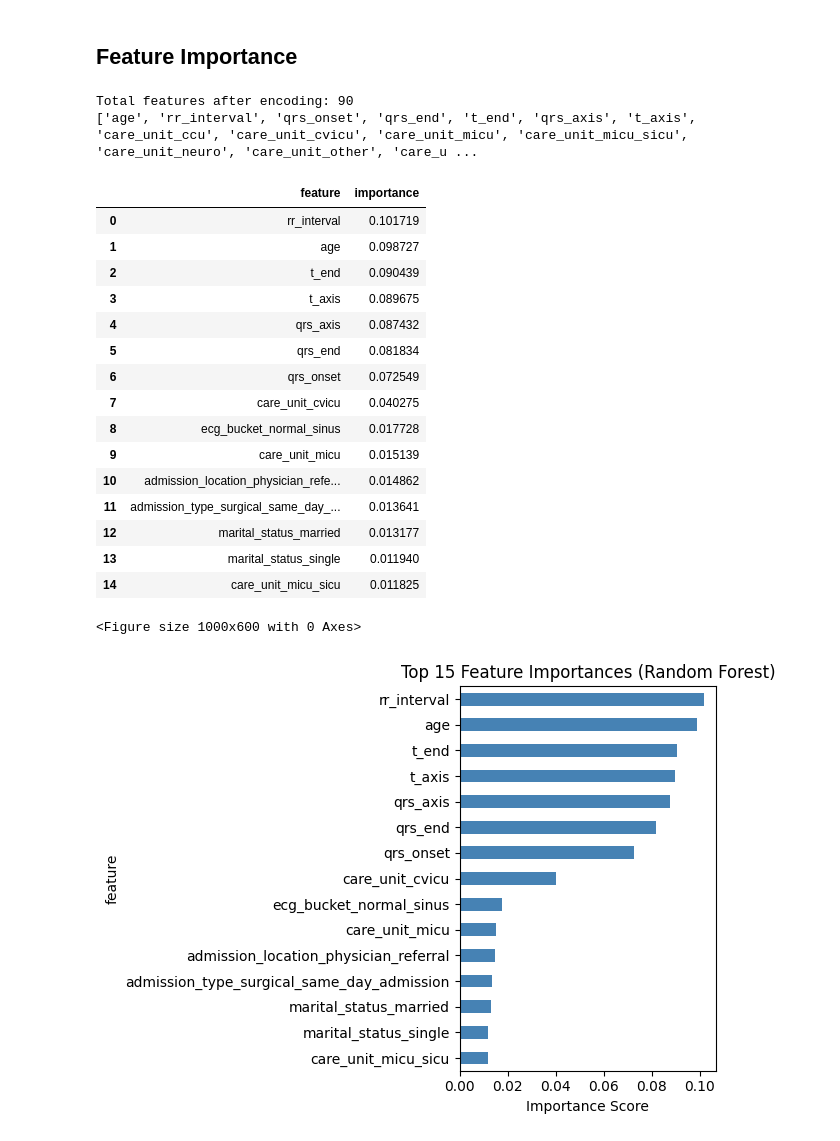
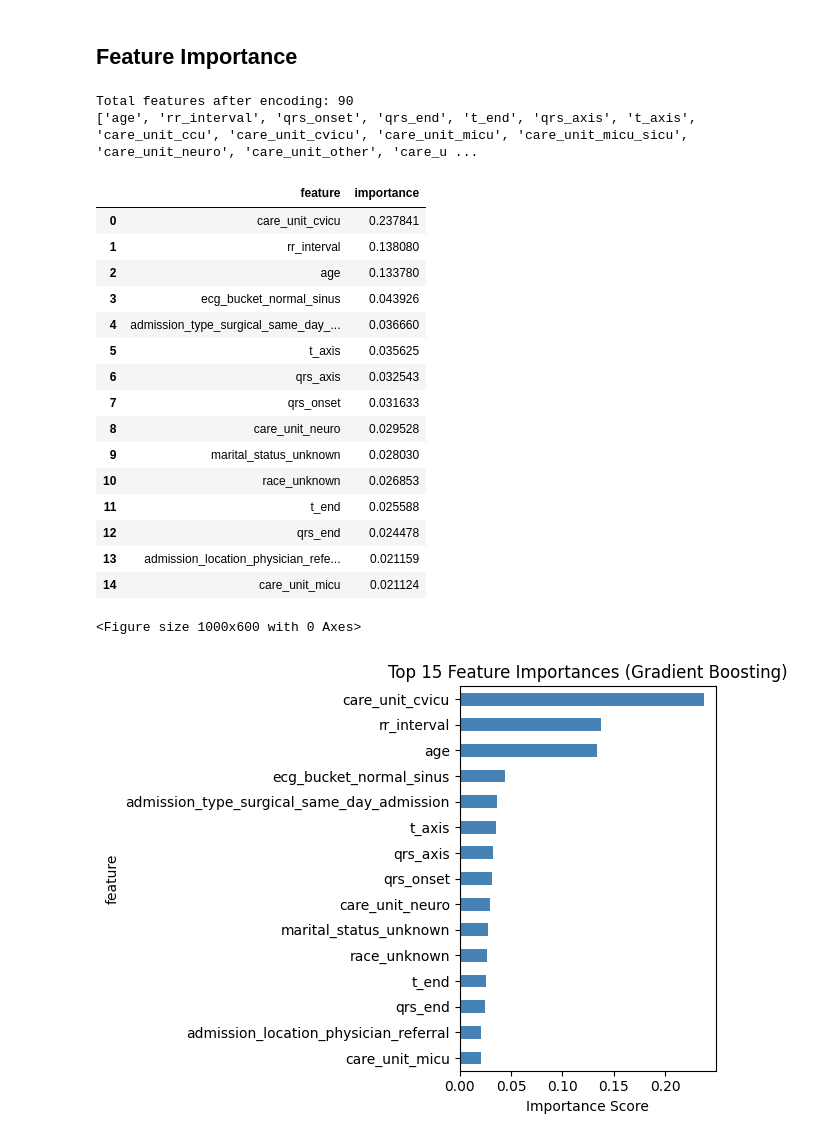
Before and after one commit to UCSF-DataSci/final-project-jack-neary, a Jupyter notebook: modeling.ipynb, the cells around one changed output. Saved outputs shown, nothing was run; the diff lists cells and outputs as text; code cells hidden in the pictures.

Commit message:
Get feature importance from gradient boosting

```diff
--- a/modeling.ipynb
+++ b/modeling.ipynb
@@ -224,7 +224,7 @@ plt.show()
 # %% [markdown]
 ## Feature Importance
 # %%
-# Feature Importance Analysis for Random Forest
+# Feature Importance Analysis for Gradient Boosting
 # Get feature names after one-hot encoding
 cat_feature_names = (
     preprocessor
@@ -235,54 +235,54 @@ cat_feature_names = (
 )
 
 all_feature_names = numeric_cols + cat_feature_names
 print(f"Total features after encoding: {len(all_feature_names)}")
 print(all_feature_names)
 
-# Use the already fitted Random Forest pipeline
-rf_pipe = models_fitted['Random Forest']  # from previous step
-rf_model = rf_pipe.named_steps['model']
+# Use the already fitted Gradient Boosting pipeline
+gb_pipe = models_fitted['Gradient Boosting']  # from previous step
+gb_model = gb_pipe.named_steps['model']
 
 # Build importance dataframe
 importance_df = pd.DataFrame({
     'feature': all_feature_names,
-    'importance': rf_model.feature_importances_
+    'importance': gb_model.feature_importances_
 }).sort_values('importance', ascending=False).reset_index(drop=True)
 
 display(importance_df.head(15))
 
 # Plot top 15 features
 plt.figure(figsize=(10, 6))
 importance_df.head(15).plot(
     kind='barh', x='feature', y='importance',
     legend=False, color='steelblue'
 )
 plt.gca().invert_yaxis()
-plt.title('Top 15 Feature Importances (Random Forest)')
+plt.title('Top 15 Feature Importances (Gradient Boosting)')
 plt.xlabel('Importance Score')
 plt.tight_layout()
 plt.savefig('sanity_outputs/feature_importance.png', dpi=150)
 plt.show()
 # %% [output]
 Total features after encoding: 90
 ['age', 'rr_interval', 'qrs_onset', 'qrs_end', 't_end', 'qrs_axis', 't_axis', 'care_unit_ccu', 'care_unit_cvicu', 'care_unit_micu', 'care_unit_micu_sicu', 'care_unit_neuro', 'care_unit_other', 'care_u ...
 |  | feature | importance |
-| 0 | rr_interval | 0.101719 |
-| 1 | age | 0.098727 |
-| 2 | t_end | 0.090439 |
-| 3 | t_axis | 0.089675 |
-| 4 | qrs_axis | 0.087432 |
-| 5 | qrs_end | 0.081834 |
-| 6 | qrs_onset | 0.072549 |
-| 7 | care_unit_cvicu | 0.040275 |
-| 8 | ecg_bucket_normal_sinus | 0.017728 |
-| 9 | care_unit_micu | 0.015139 |
-| 10 | admission_location_physician_refe... | 0.014862 |
-| 11 | admission_type_surgical_same_day_... | 0.013641 |
-| 12 | marital_status_married | 0.013177 |
-| 13 | marital_status_single | 0.011940 |
-| 14 | care_unit_micu_sicu | 0.011825 |
+| 0 | care_unit_cvicu | 0.237841 |
+| 1 | rr_interval | 0.138080 |
+| 2 | age | 0.133780 |
+| 3 | ecg_bucket_normal_sinus | 0.043926 |
+| 4 | admission_type_surgical_same_day_... | 0.036660 |
+| 5 | t_axis | 0.035625 |
+| 6 | qrs_axis | 0.032543 |
+| 7 | qrs_onset | 0.031633 |
+| 8 | care_unit_neuro | 0.029528 |
+| 9 | marital_status_unknown | 0.028030 |
+| 10 | race_unknown | 0.026853 |
+| 11 | t_end | 0.025588 |
+| 12 | qrs_end | 0.024478 |
+| 13 | admission_location_physician_refe... | 0.021159 |
+| 14 | care_unit_micu | 0.021124 |
 <Figure size 1000x600 with 0 Axes>
-[figure, old version]
+[figure, new version]
 # %%
 # WARNING: Take a while to run SHAP on the full test set. Consider using a subset for faster results.
 # import shap
```
Also changed, not shown: 1 other file.
